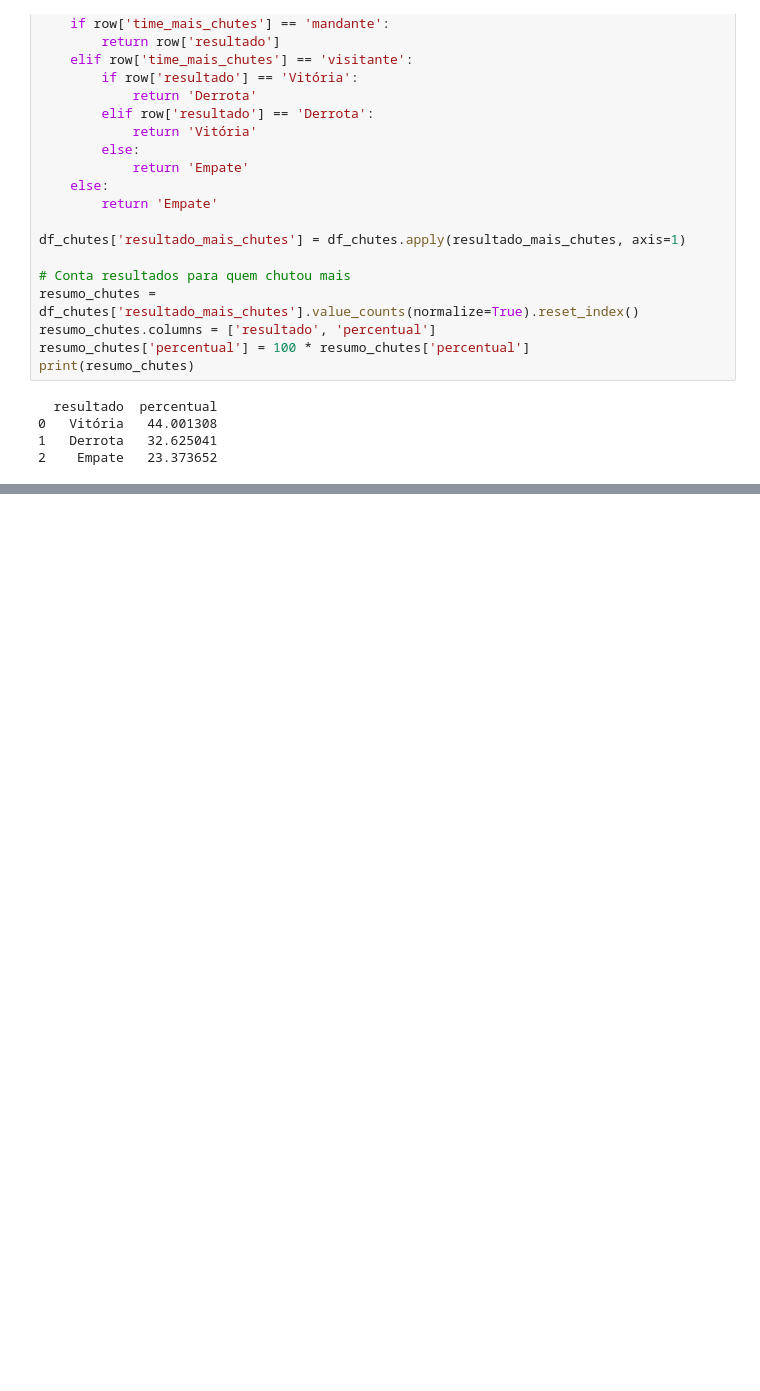
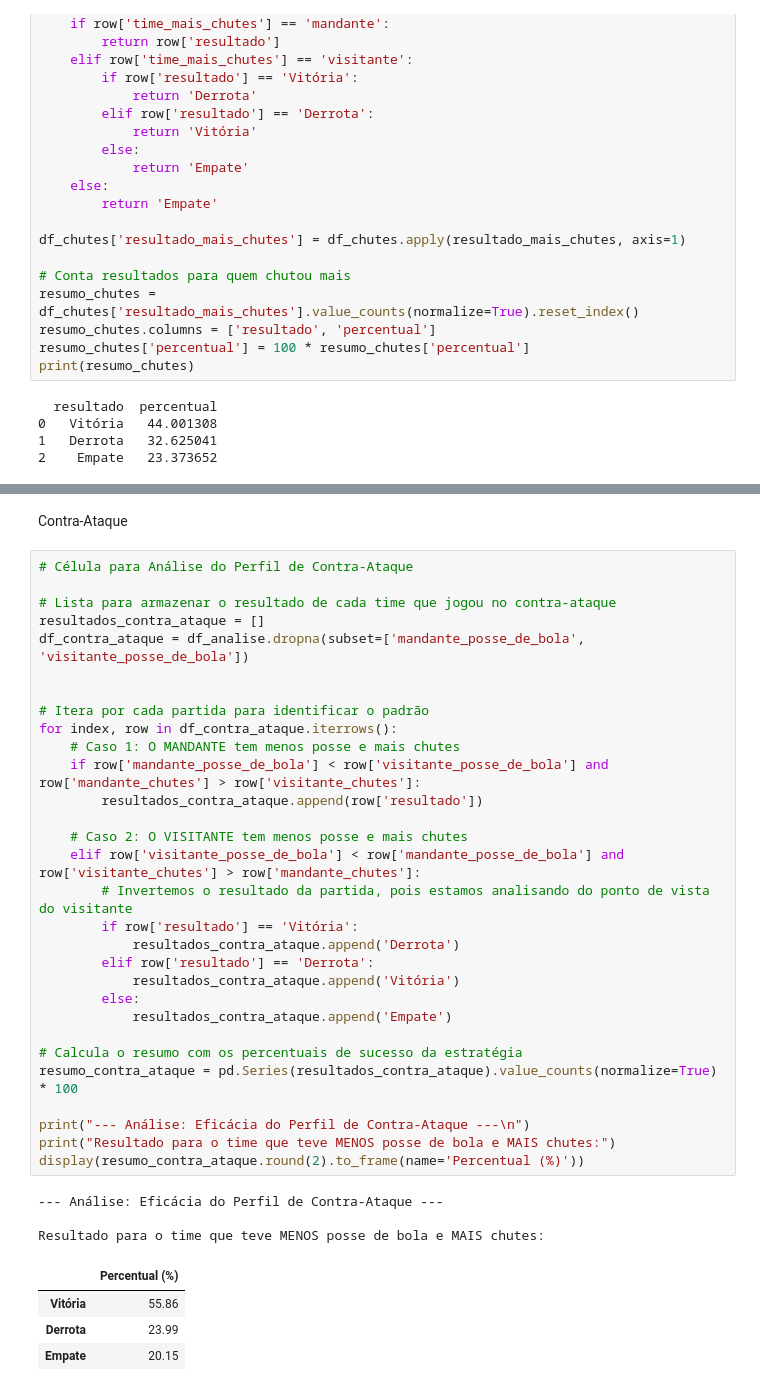
Before and after one commit to leorossi08/desafio-liven-tech, a Jupyter notebook: Challenge_Liven.ipynb, the cells around one changed output, grey strips where cells are left out. Cells and saved outputs as stored; diff of their text form; blank space fills up the shorter version.

```diff
--- a/Challenge_Liven.ipynb
+++ b/Challenge_Liven.ipynb
@@ -409,0 +454,40 @@ print(resumo_chutes)
+# %% [markdown]
+Contra-Ataque
+# %%
+# Célula para Análise do Perfil de Contra-Ataque
+
+# Lista para armazenar o resultado de cada time que jogou no contra-ataque
+resultados_contra_ataque = []
+df_contra_ataque = df_analise.dropna(subset=['mandante_posse_de_bola', 'visitante_posse_de_bola'])
+
+
+# Itera por cada partida para identificar o padrão
+for index, row in df_contra_ataque.iterrows():
+    # Caso 1: O MANDANTE tem menos posse e mais chutes
+    if row['mandante_posse_de_bola'] < row['visitante_posse_de_bola'] and row['mandante_chutes'] > row['visitante_chutes']:
+        resultados_contra_ataque.append(row['resultado'])
+
+    # Caso 2: O VISITANTE tem menos posse e mais chutes
+    elif row['visitante_posse_de_bola'] < row['mandante_posse_de_bola'] and row['visitante_chutes'] > row['mandante_chutes']:
+        # Invertemos o resultado da partida, pois estamos analisando do ponto de vista do visitante
+        if row['resultado'] == 'Vitória':
+            resultados_contra_ataque.append('Derrota')
+        elif row['resultado'] == 'Derrota':
+            resultados_contra_ataque.append('Vitória')
+        else:
+            resultados_contra_ataque.append('Empate')
+
+# Calcula o resumo com os percentuais de sucesso da estratégia
+resumo_contra_ataque = pd.Series(resultados_contra_ataque).value_counts(normalize=True) * 100
+
+print("--- Análise: Eficácia do Perfil de Contra-Ataque ---\n")
+print("Resultado para o time que teve MENOS posse de bola e MAIS chutes:")
+display(resumo_contra_ataque.round(2).to_frame(name='Percentual (%)'))
+# %% [output]
+--- Análise: Eficácia do Perfil de Contra-Ataque ---
+
+Resultado para o time que teve MENOS posse de bola e MAIS chutes:
+|  | Percentual (%) |
+| Vitória | 55.86 |
+| Derrota | 23.99 |
+| Empate | 20.15 |
```
Also changed, not shown: parts of 2 cells of this notebook.
